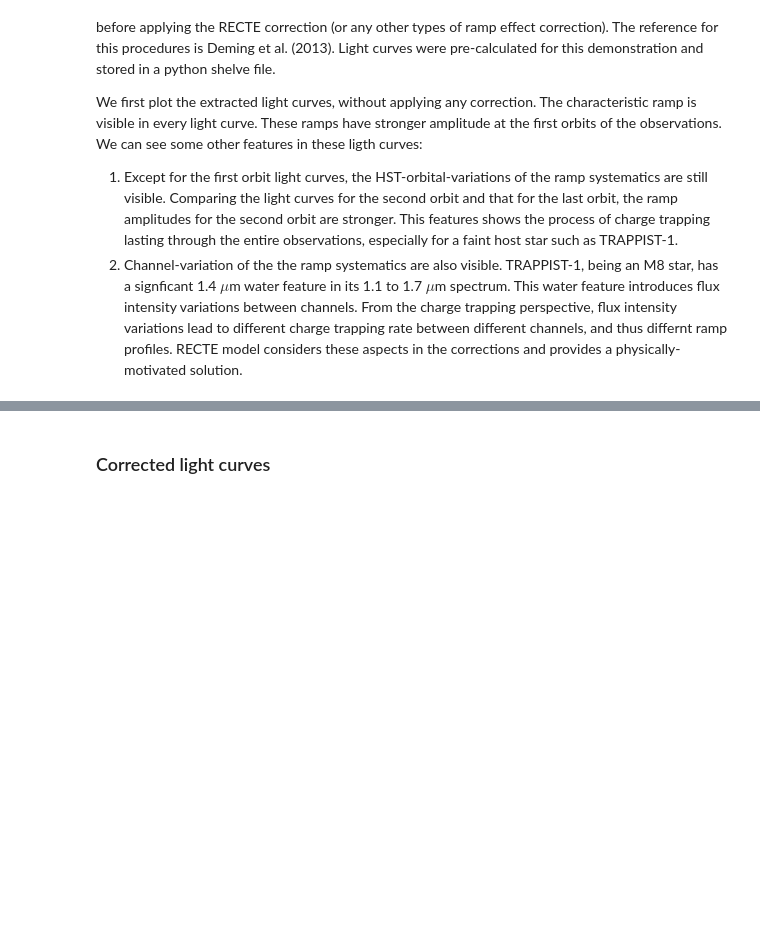
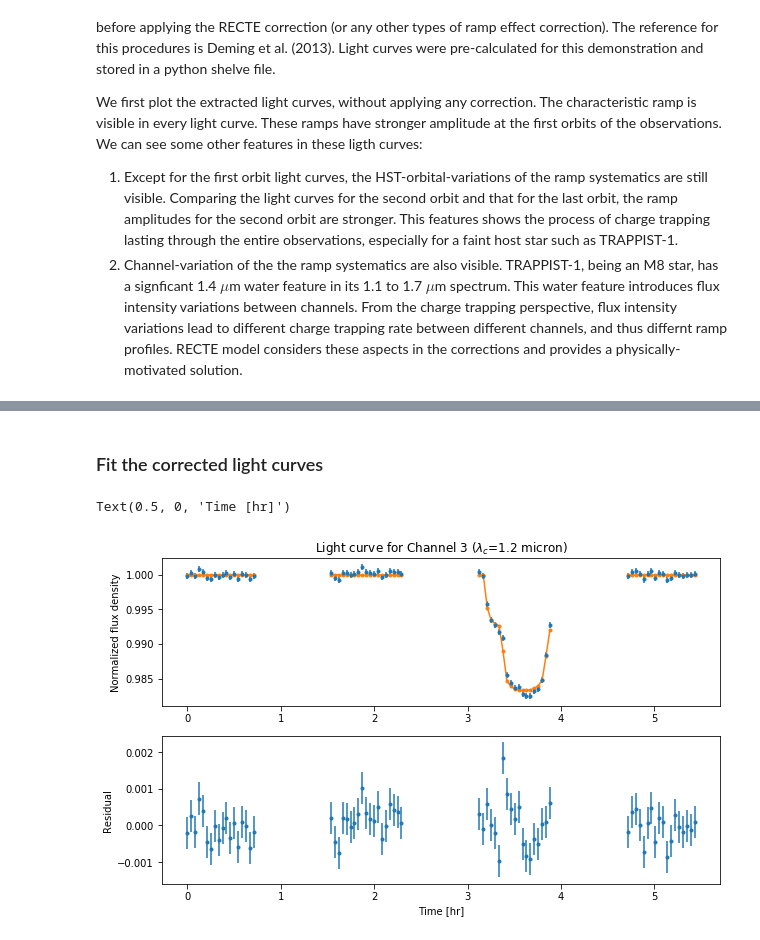
Before and after one commit to danielapai/WFC3-Tutorial, a Jupyter notebook: WFC3-Tutorial.ipynb, the cells around one changed output, grey strips where cells are left out. Drawn from its saved outputs; the diff is of its cells as text; code cells hidden in the pictures; blank space fills up the shorter version.

Commit message:
added transit fitting

```diff
--- a/WFC3-Tutorial.ipynb
+++ b/WFC3-Tutorial.ipynb
@@ -315,2 +385,2 @@ fig2.tight_layout()
 # %% [markdown]
-### Corrected light curves
+### Fit the corrected light curves
@@ -342,0 +387,65 @@ fig3.tight_layout()
+# %%
+# Specify which Channel to fit
+i_channel = 3
+lightcurve_corrected = LCarray_noRamp[i_channel]
+uncertainty_corrected = ERRarray_noRamp[i_channel]
+# load pre-calculated limb-darkening coefficient prior
+with open('./codes/limbdarkening_coeff.pkl', 'rb') as pkl:
+    limb_coeff = pickle.load(pkl)
+c1 = limb_coeff['c1'][i_channel]
+c1_delta = limb_coeff['c1_delta'][i_channel]
+c2 = limb_coeff['c2'][i_channel]
+c2_delta = limb_coeff['c2_delta'][i_channel]
+
+Rp1_0 = 0.086
+Rp2_0 = 0.084
+params0 = [Rp1_0, Rp2_0, c1, c2]
+nDim = len(params0)
+nWalkers = 64
+pos0 = [
+    params0 * (1 + 0.001 * np.random.randn(nDim))
+    for k in range(nWalkers)
+]
+sampler = emcee.EnsembleSampler(
+    nWalkers,
+    nDim,
+    lnprob,
+    args=(time, lightcurve_corrected, uncertainty_corrected,
+          expTime, c1, c1_delta, c2, c2_delta))
+nStep = 500
+burnin = 200
+width = 50
+chain, params, param_stds = mcmcRunner(sampler, pos0, nStep, burnin, width)
+lc_best_fit = transitModel(params, time, expTime)
+res = lightcurve_corrected - lc_best_fit
+
+# plot the results
+fig = plt.figure(figsize=(10, 6))
+ax1 = fig.add_subplot(211)
+ax2 = fig.add_subplot(212, sharex=ax1)
+
+ax1.errorbar(
+    time / 3600,
+    lightcurve_corrected,
+    yerr=uncertainty_corrected,
+    fmt='.',
+    ls='')
+ax2.errorbar(
+    time / 3600,
+    res,
+    yerr=uncertainty_corrected,
+    fmt='.',
+    ls='')
+for o in [0, 1, 2, 3]:
+    ax1.plot(
+        time[orbit == o] / 3600,
+        lc_best_fit[orbit == o],
+        '.-',
+        color='C1')
+ax1.set_title('Light curve for Channel {0} ($\lambda_c$={1:.2} micron)'.format(i_channel, wavelength[i_channel]))
+ax1.set_ylabel('Normalized flux density')
+ax2.set_ylabel('Residual')
+ax2.set_xlabel('Time [hr]')
+# %% [output]
+Text(0.5, 0, 'Time [hr]')
+[figure, added]
```
Also changed, not shown: parts of 8 cells of this notebook, 9 other files.
